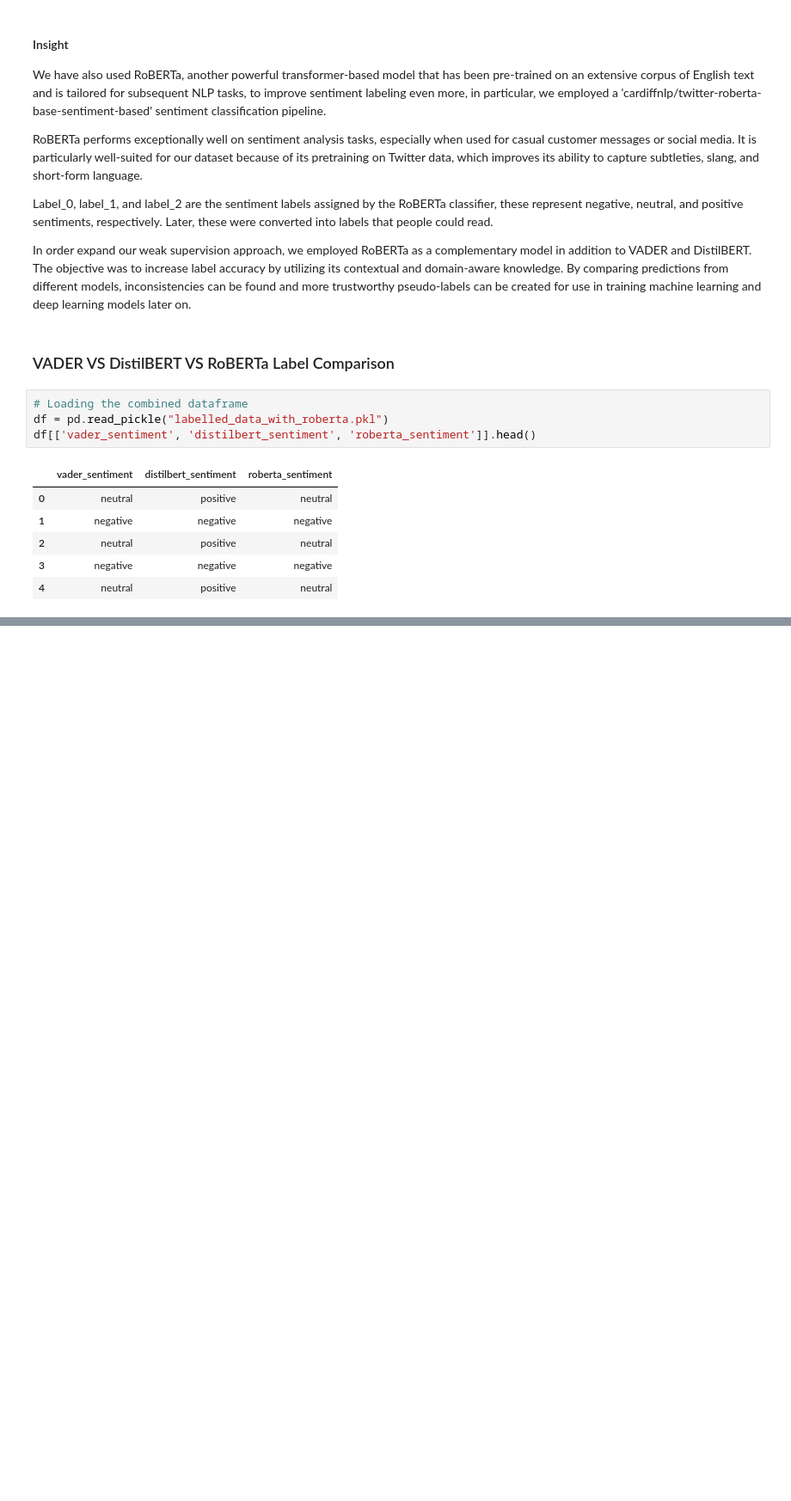
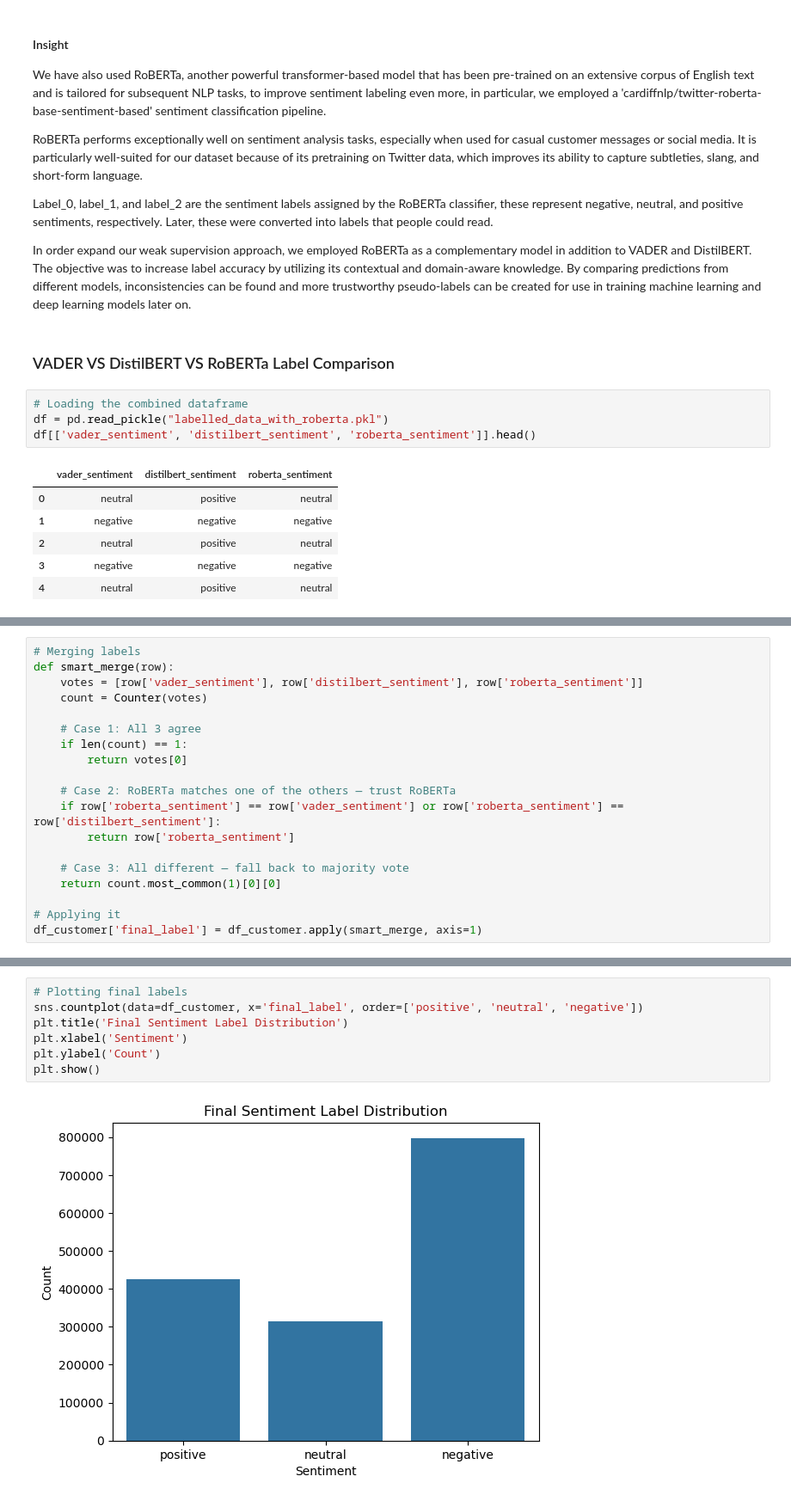
Before and after one commit to DiegoAmaxmandro/customer-sentiment-analysis-ml-dl, a Jupyter notebook: labelling.ipynb, the cells around one changed output, grey strips where cells are left out. Shown: that part at 86% size. Cells and saved outputs as stored; diff of their text form; blank space fills up the shorter version.

```diff
--- a/labelling.ipynb
+++ b/labelling.ipynb
@@ -294,0 +412,19 @@ df[['vader_sentiment', 'distilbert_sentiment', 'roberta_sentiment']].head()
+# %%
+# Merging labels
+def smart_merge(row):
+    votes = [row['vader_sentiment'], row['distilbert_sentiment'], row['roberta_sentiment']]
+    count = Counter(votes)
+
+    # Case 1: All 3 agree
+    if len(count) == 1:
+        return votes[0]
+
+    # Case 2: RoBERTa matches one of the others — trust RoBERTa
+    if row['roberta_sentiment'] == row['vader_sentiment'] or row['roberta_sentiment'] == row['distilbert_sentiment']:
+        return row['roberta_sentiment']
+
+    # Case 3: All different — fall back to majority vote
+    return count.most_common(1)[0][0]
+
+# Applying it
+df_customer['final_label'] = df_customer.apply(smart_merge, axis=1)
@@ -294,0 +467,9 @@ df[['vader_sentiment', 'distilbert_sentiment', 'roberta_sentiment']].head()
+# %%
+# Plotting final labels
+sns.countplot(data=df_customer, x='final_label', order=['positive', 'neutral', 'negative'])
+plt.title('Final Sentiment Label Distribution')
+plt.xlabel('Sentiment')
+plt.ylabel('Count')
+plt.show()
+# %% [output]
+[figure, added]
```
Also changed, not shown: parts of 20 cells of this notebook.
